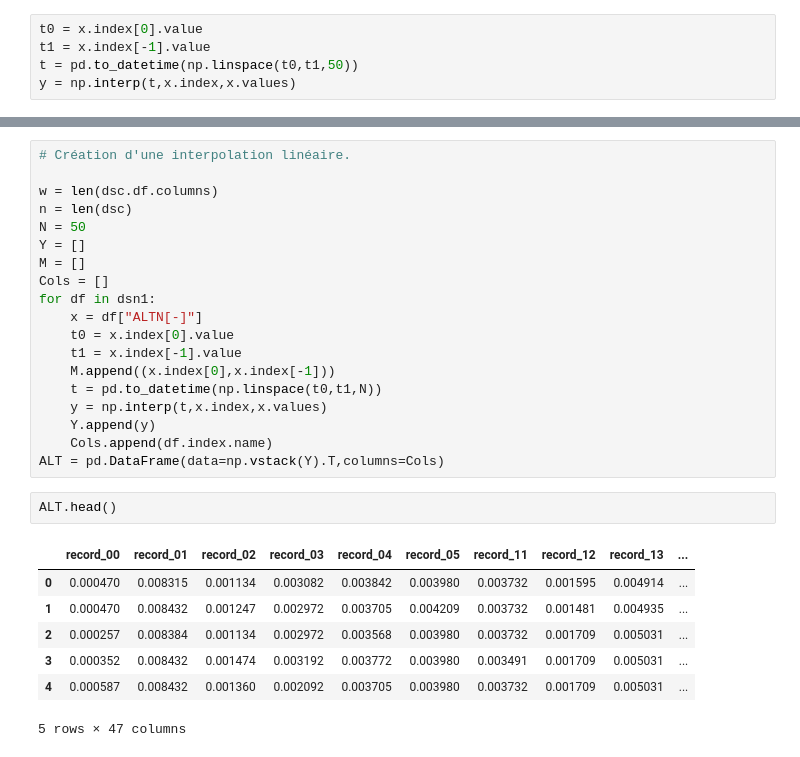
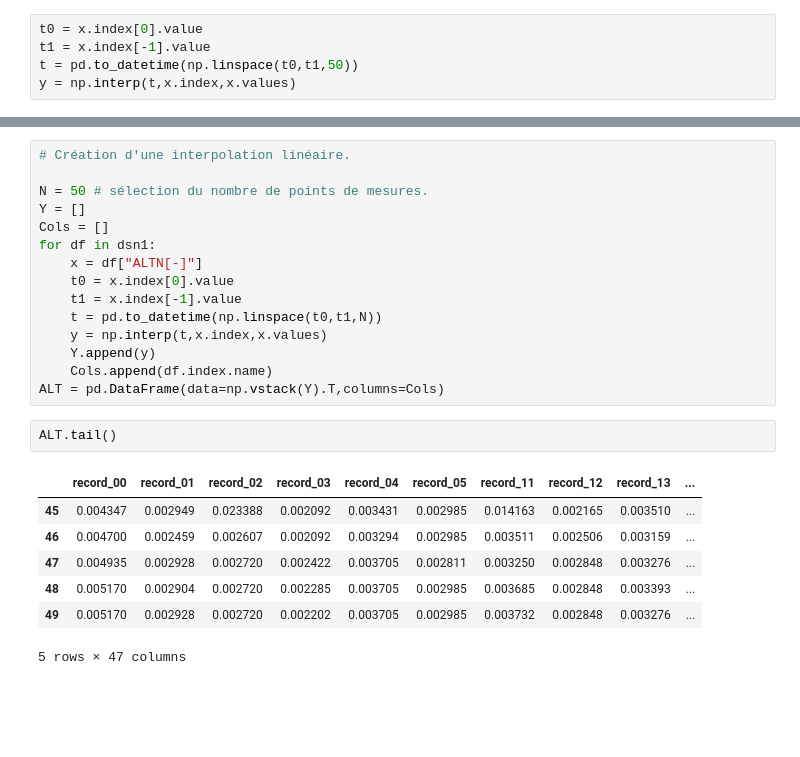
Before and after one commit to RubertiS/Projet_rectangularisation_vols, a Jupyter notebook: Notebooks/test_fruste_1.ipynb, the cells around one changed output, grey strips where cells are left out. Saved outputs shown, nothing was run; the diff lists cells and outputs as text; blank space fills up the shorter version.

```diff
--- a/Notebooks/test_fruste_1.ipynb
+++ b/Notebooks/test_fruste_1.ipynb
@@ -89,29 +89,25 @@ len(y)=50
 # %%
 # Création d'une interpolation linéaire.
 
-w = len(dsc.df.columns)
-n = len(dsc)
-N = 50
+N = 50 # sélection du nombre de points de mesures.
 Y = []
-M = []
 Cols = []
 for df in dsn1:
     x = df["ALTN[-]"]
     t0 = x.index[0].value
     t1 = x.index[-1].value
-    M.append((x.index[0],x.index[-1]))
     t = pd.to_datetime(np.linspace(t0,t1,N))
     y = np.interp(t,x.index,x.values)
     Y.append(y)
     Cols.append(df.index.name)
 ALT = pd.DataFrame(data=np.vstack(Y).T,columns=Cols)
 # %%
-ALT.head()
+ALT.tail()
 # %% [output]
 |  | record_00 | record_01 | record_02 | record_03 | record_04 | record_05 | record_11 | record_12 | record_13 | ... |
-| 0 | 0.000470 | 0.008315 | 0.001134 | 0.003082 | 0.003842 | 0.003980 | 0.003732 | 0.001595 | 0.004914 | ... |
-| 1 | 0.000470 | 0.008432 | 0.001247 | 0.002972 | 0.003705 | 0.004209 | 0.003732 | 0.001481 | 0.004935 | ... |
-| 2 | 0.000257 | 0.008384 | 0.001134 | 0.002972 | 0.003568 | 0.003980 | 0.003732 | 0.001709 | 0.005031 | ... |
-| 3 | 0.000352 | 0.008432 | 0.001474 | 0.003192 | 0.003772 | 0.003980 | 0.003491 | 0.001709 | 0.005031 | ... |
-| 4 | 0.000587 | 0.008432 | 0.001360 | 0.002092 | 0.003705 | 0.003980 | 0.003732 | 0.001709 | 0.005031 | ... |
+| 45 | 0.004347 | 0.002949 | 0.023388 | 0.002092 | 0.003431 | 0.002985 | 0.014163 | 0.002165 | 0.003510 | ... |
+| 46 | 0.004700 | 0.002459 | 0.002607 | 0.002092 | 0.003294 | 0.002985 | 0.003511 | 0.002506 | 0.003159 | ... |
+| 47 | 0.004935 | 0.002928 | 0.002720 | 0.002422 | 0.003705 | 0.002811 | 0.003250 | 0.002848 | 0.003276 | ... |
+| 48 | 0.005170 | 0.002904 | 0.002720 | 0.002285 | 0.003705 | 0.002985 | 0.003685 | 0.002848 | 0.003393 | ... |
+| 49 | 0.005170 | 0.002928 | 0.002720 | 0.002202 | 0.003705 | 0.002985 | 0.003732 | 0.002848 | 0.003276 | ... |
 5 rows × 47 columns
```
Also changed, not shown: parts of 9 cells of this notebook, 2 other files.
